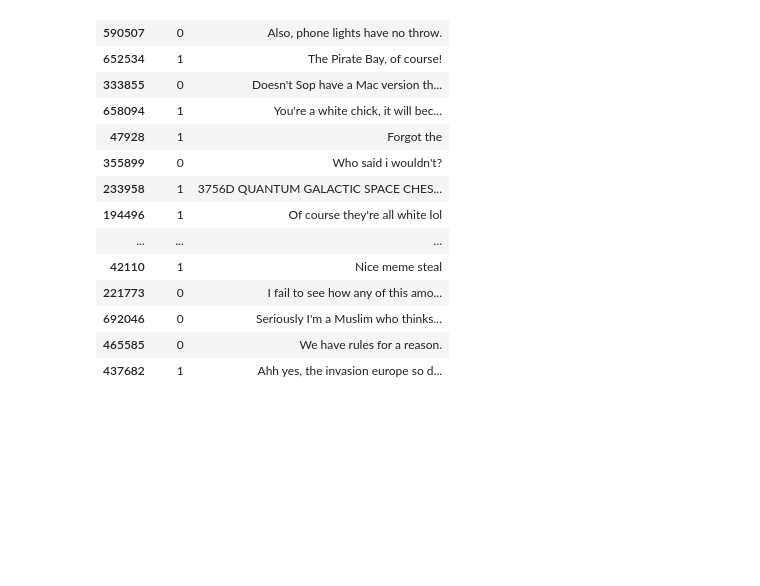
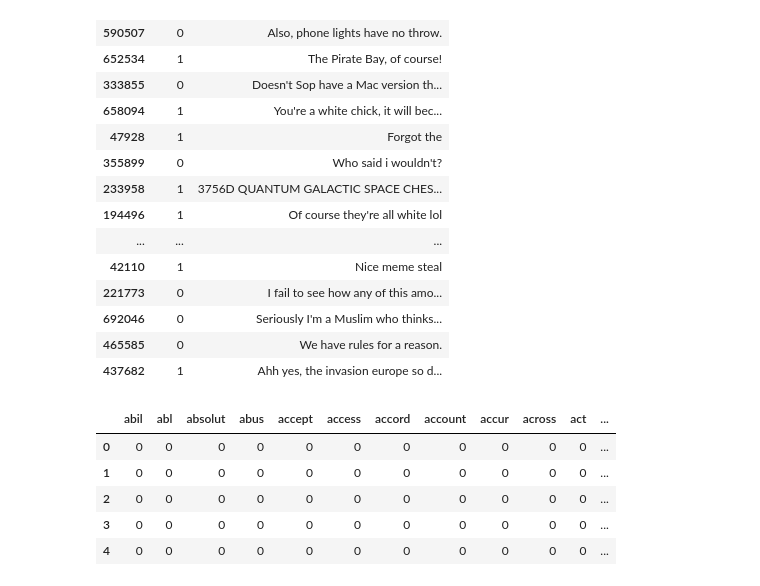
Before and after one commit to Sveto-G/Reddit-Sarcasm, a Jupyter notebook: Notebooks/reddit_logreg.ipynb, the cells around one changed output. Drawn from its saved outputs; the diff is of its cells as text; code cells hidden in the pictures; blank space fills up the shorter version.

```diff
--- a/Notebooks/reddit_logreg.ipynb
+++ b/Notebooks/reddit_logreg.ipynb
@@ -89,3 +90,22 @@ def tokenizer(sentence):
             tokens.append(stemmed_word)
 
     return tokens
+# %%
+count_vector = CountVectorizer(min_df=25, tokenizer=tokenizer, max_features=1500, dtype='int8')
+
+count_vector.fit(X_train)
+train_vectors = count_vector.transform(X_train)
+
+val_vectors = count_vector.transform(X_val)
+test_vectors = count_vector.transform(X_test)
+# %%
+train_vector_df = pd.DataFrame(columns= count_vector.get_feature_names_out(), data=train_vectors.toarray())
+
+train_vector_df.head()
+# %% [output]
+|  | abil | abl | absolut | abus | accept | access | accord | account | accur | across | act | ... |
+| 0 | 0 | 0 | 0 | 0 | 0 | 0 | 0 | 0 | 0 | 0 | 0 | ... |
+| 1 | 0 | 0 | 0 | 0 | 0 | 0 | 0 | 0 | 0 | 0 | 0 | ... |
+| 2 | 0 | 0 | 0 | 0 | 0 | 0 | 0 | 0 | 0 | 0 | 0 | ... |
+| 3 | 0 | 0 | 0 | 0 | 0 | 0 | 0 | 0 | 0 | 0 | 0 | ... |
+| 4 | 0 | 0 | 0 | 0 | 0 | 0 | 0 | 0 | 0 | 0 | 0 | ... |
```
Also changed, not shown: parts of 7 cells of this notebook.
